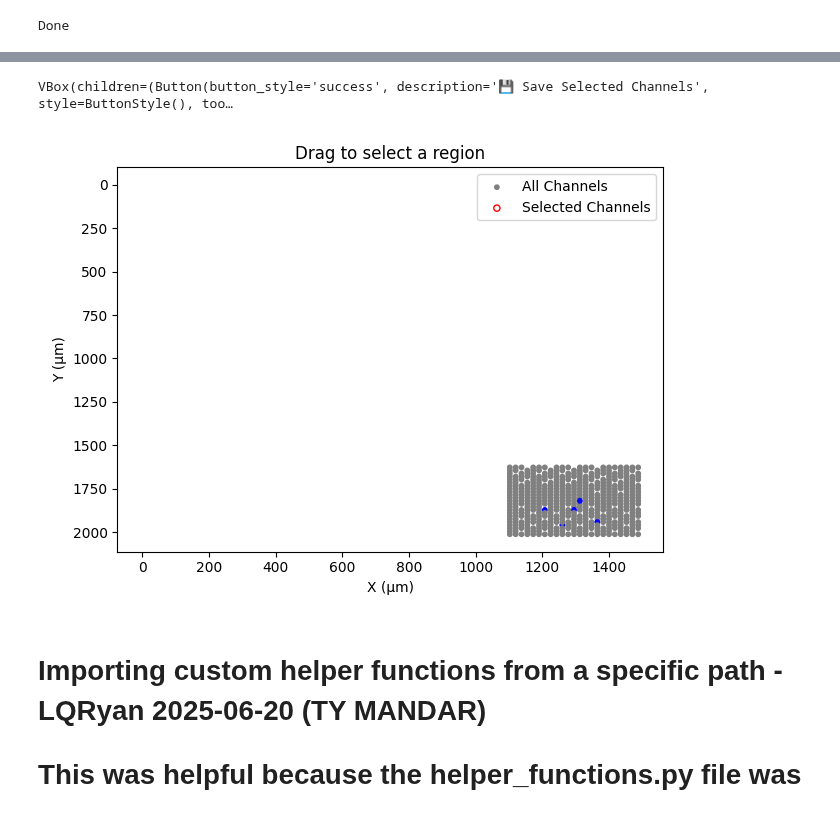
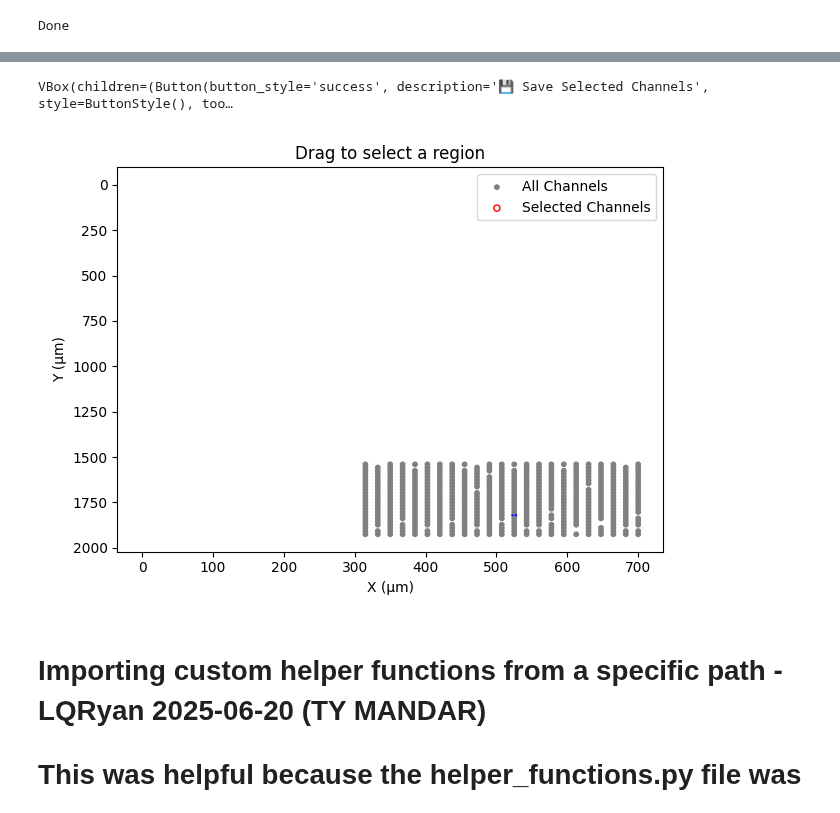
Before and after one commit to roybens/MEA_Analysis, a Jupyter notebook: StimulationAnalysis/EvokedAnalysis_Mk2.ipynb, the cells around one changed output, grey strips where cells are left out. Cells and saved outputs as stored; diff of their text form; code cells hidden in the pictures.

```diff
--- a/StimulationAnalysis/EvokedAnalysis_Mk2.ipynb
+++ b/StimulationAnalysis/EvokedAnalysis_Mk2.ipynb
@@ -16,7 +16,7 @@ print('Done')
 # %% [output]
 Done
 # %%
-local_path = '/mnt/benshalom-nas/raw_data/irc_maxone_desktop/media/harddrive8tb/KCNT1_M1Plus_T1_01142025/KCNT1_M1Plus_T1_01142025/260128/P002800/Trace_20260128_16_02_57_250mv_100_200_400_mus.raw.h5.raw.h5.raw.h5'
+local_path = '/mnt/benshalom-nas/raw_data/irc_maxone_desktop/media/harddrive8tb/KCNT1_M1Plus_T1_01142025/KCNT1_M1Plus_T1_01142025/260206/P002820/Trace_20260206_16_09_54_250_mv_200micros.raw.h5'
 # %%
 import os
 # %%
@@ -52,7 +52,7 @@ recording_bp = spre.bandpass_filter(recording1, freq_min=freq_min, freq_max=freq
 recodring_cmr = spre.common_reference(recording_bp, reference='global', operator='median')
 # recording_chunk = recodring_cmr.frame_slice(start_frame= 1*fs,end_frame=425*fs)
 # recording_chunk = recodring_cmr.frame_slice(start_frame= 0*fs,end_frame=25*fs)
-recording_chunk = recording_bp.frame_slice(start_frame= 0*fs,end_frame=660*fs)
+recording_chunk = recording_bp.frame_slice(start_frame= 0*fs,end_frame=900*fs)
 
 print(f"chunk duration: {recording_chunk.get_total_duration()} s")
 # %% [output]
@@ -82,7 +103,7 @@ locs = recording_chunk.get_channel_locations()
 channel_ids = recording_chunk.get_channel_ids()
 
 
-channels_to_highlight = ['875','318', '818','855','510']
+channels_to_highlight = ['516']
 
 
 # Setup figure
@@ -153,34 +174,34 @@ save_button = widgets.Button(
 
 # Define callback to save to file
 def save_selected_channels_to_file(b):
     if len(selected_channels) == 0:
         with output:
             output.clear_output()
             print("No channels selected to save.")
         return
 
     save_path = "selected_channels.txt"
     with open(save_path, "w") as f:
         for ch in selected_channels:
             f.write(f"{ch}\n")
 
     with output:
         output.clear_output()
         print(f"Saved {len(selected_channels)} channel IDs to {os.path.abspath(save_path)}")
 
 # Attach callback and show button
 save_button.on_click(save_selected_channels_to_file)
 
 # Display the save button and output widget
 display(widgets.VBox([save_button, output]))
 ax.invert_yaxis()  # Invert y-axis to match MEA layout
 
 plt.legend()
 plt.tight_layout()
 plt.show()
 # %% [output]
 VBox(children=(Button(button_style='success', description='💾 Save Selected Channels', style=ButtonStyle(), too…
-[figure, old version]
+[figure, new version]
 # %% [markdown]
 # Importing custom helper functions from a specific path - LQRyan 2025-06-20 (TY MANDAR)
 # This was helpful because the helper_functions.py file was not in the project folder I was using at the time.
```
Also changed, not shown: parts of 10 cells of this notebook, 2 other files.
